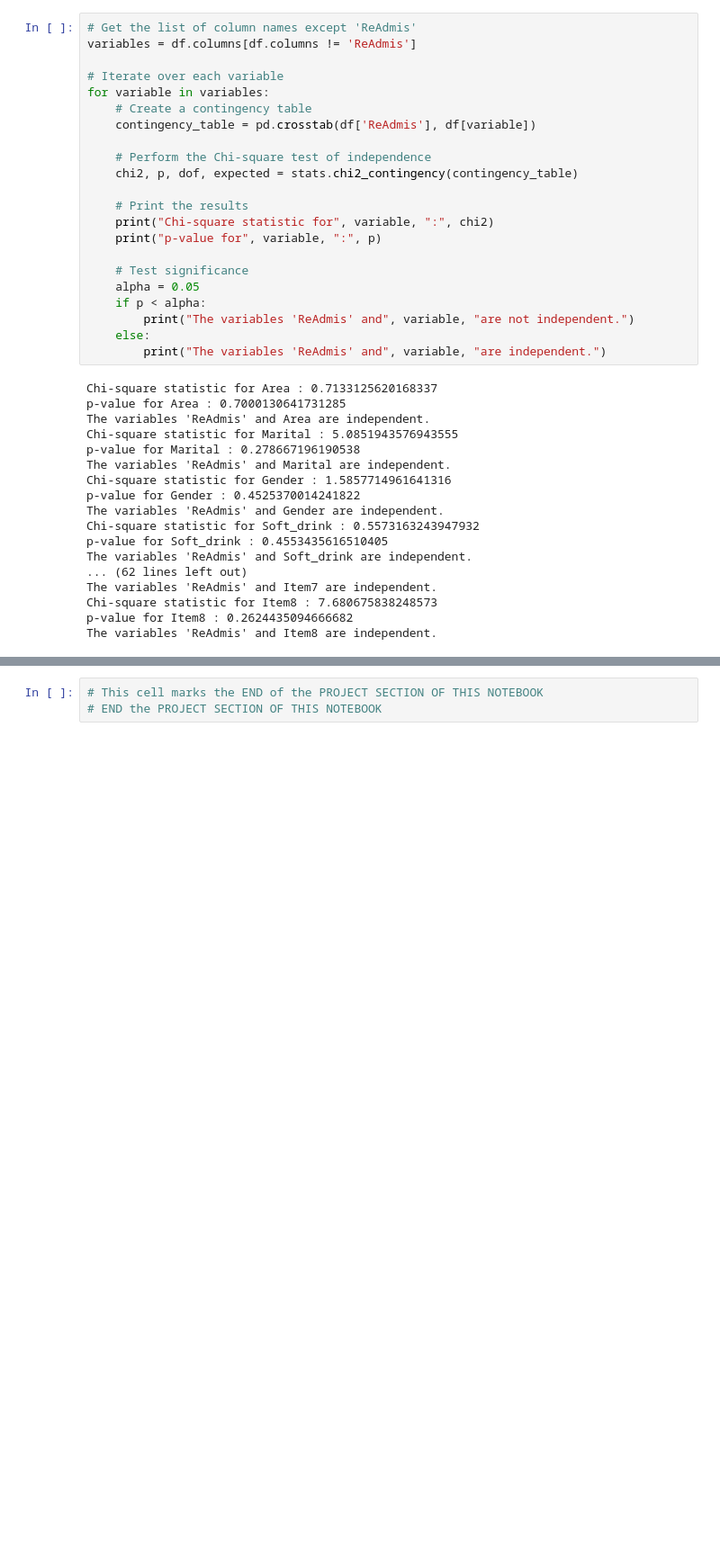
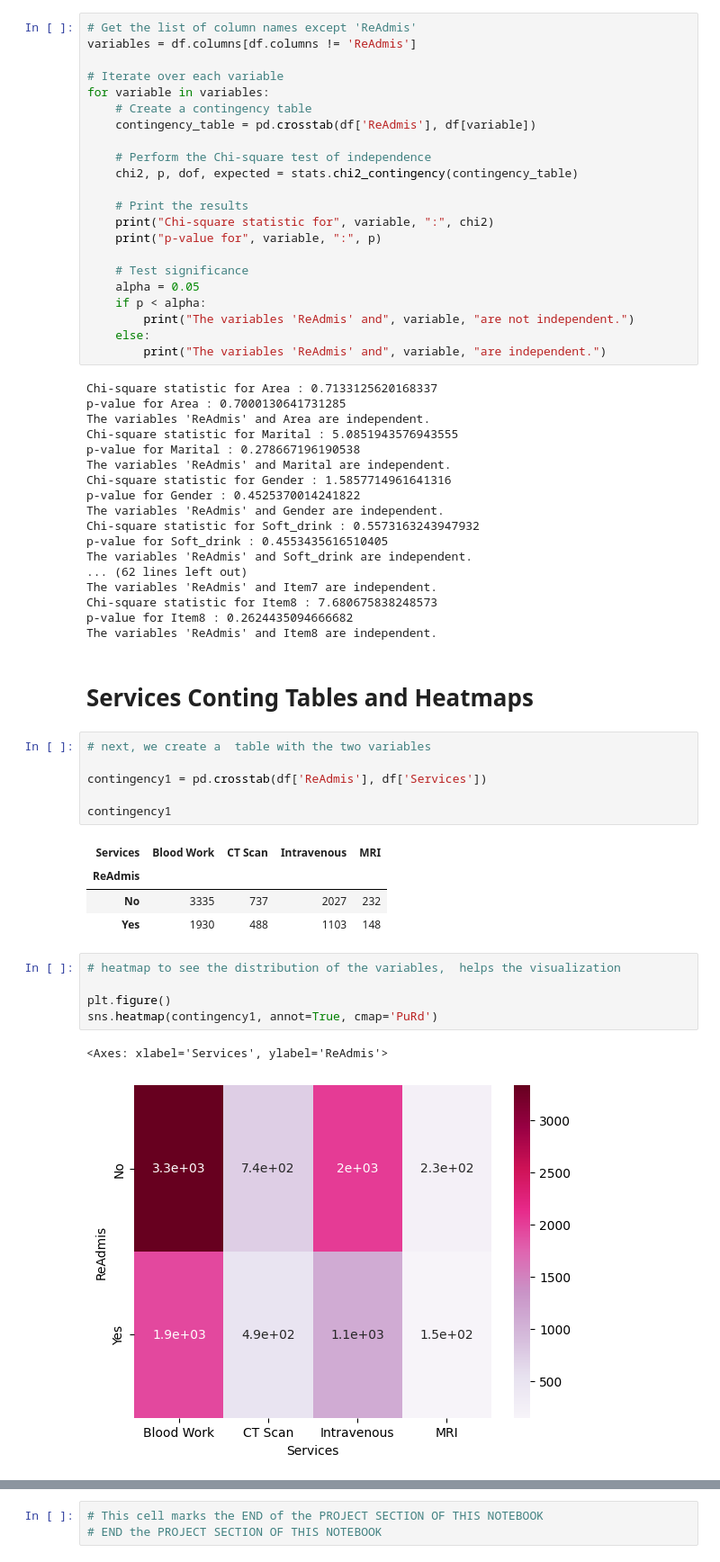
Before and after one commit to vertigoa/master, a Jupyter notebook: main.ipynb, the cells around one changed output, grey strips where cells are left out. Shown at 90% size. Saved outputs shown, nothing was run; the diff lists cells and outputs as text; blank space fills up the shorter version.

```diff
--- a/main.ipynb
+++ b/main.ipynb
@@ -1065,3 +1020,24 @@ The variables 'ReAdmis' and Item7 are independent.
 Chi-square statistic for Item8 : 7.680675838248573
 p-value for Item8 : 0.2624435094666682
 The variables 'ReAdmis' and Item8 are independent.
+# %% [markdown]
+# Services Conting Tables and Heatmaps
+# %%
+# next, we create a  table with the two variables
+
+contingency1 = pd.crosstab(df['ReAdmis'], df['Services'])
+
+contingency1
+# %% [output]
+| Services | Blood Work | CT Scan | Intravenous | MRI |
+| ReAdmis |  |  |  |  |
+| No | 3335 | 737 | 2027 | 232 |
+| Yes | 1930 | 488 | 1103 | 148 |
+# %%
+# heatmap to see the distribution of the variables,  helps the visualization
+
+plt.figure()
+sns.heatmap(contingency1, annot=True, cmap='PuRd')
+# %% [output]
+<Axes: xlabel='Services', ylabel='ReAdmis'>
+[figure, added]
```
Also changed, not shown: parts of 18 cells of this notebook, 3 other files.
